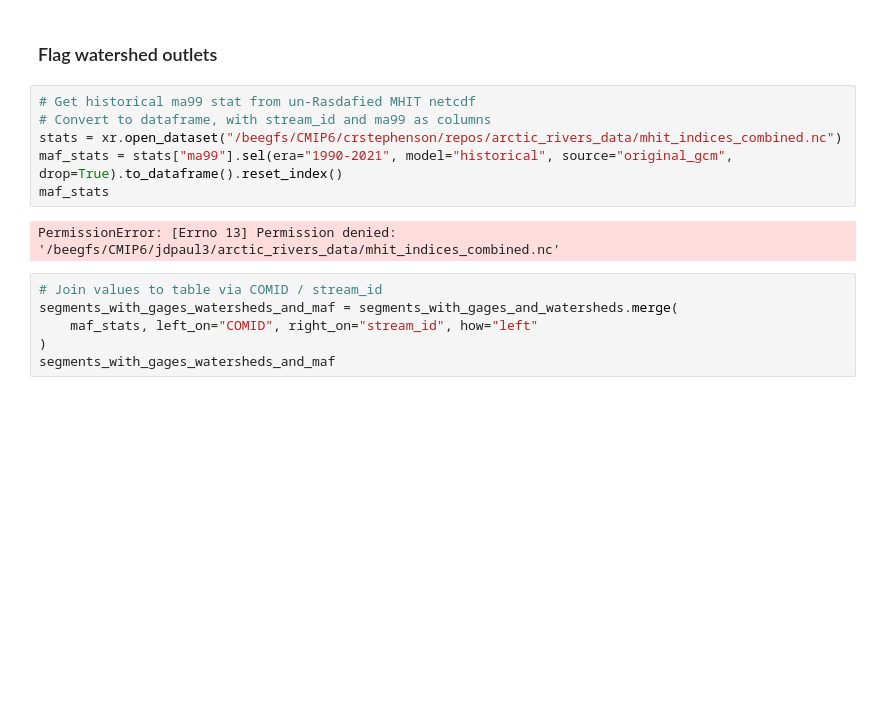
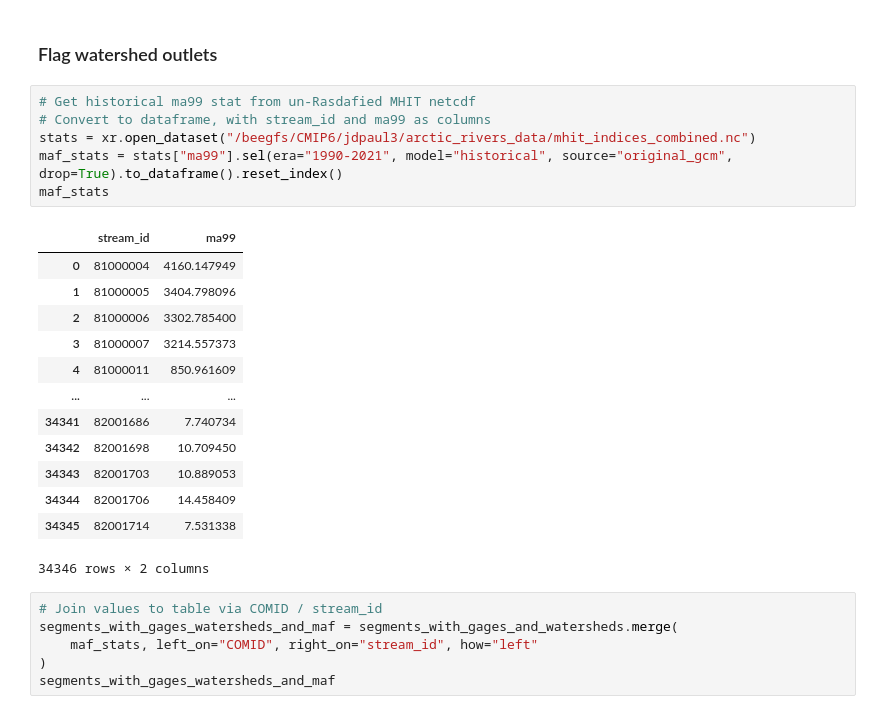
Before and after one commit to ua-snap/arctic_rivers, a Jupyter notebook: processing/shp/join_segments_gages_watersheds.ipynb, the cells around one changed output. Drawn from its saved outputs; the diff is of its cells as text; blank space fills up the shorter version.

```diff
--- a/processing/shp/join_segments_gages_watersheds.ipynb
+++ b/processing/shp/join_segments_gages_watersheds.ipynb
@@ -120,11 +120,23 @@ segments_with_gages_and_watersheds
 # %%
 # Get historical ma99 stat from un-Rasdafied MHIT netcdf
 # Convert to dataframe, with stream_id and ma99 as columns
-stats = xr.open_dataset("/beegfs/CMIP6/crstephenson/repos/arctic_rivers_data/mhit_indices_combined.nc")
+stats = xr.open_dataset("/beegfs/CMIP6/jdpaul3/arctic_rivers_data/mhit_indices_combined.nc")
 maf_stats = stats["ma99"].sel(era="1990-2021", model="historical", source="original_gcm", drop=True).to_dataframe().reset_index()
 maf_stats
 # %% [output]
+|  | stream_id | ma99 |
+| 0 | 81000004 | 4160.147949 |
+| 1 | 81000005 | 3404.798096 |
+| 2 | 81000006 | 3302.785400 |
+| 3 | 81000007 | 3214.557373 |
+| 4 | 81000011 | 850.961609 |
+| ... | ... | ... |
+| 34341 | 82001686 | 7.740734 |
+| 34342 | 82001698 | 10.709450 |
+| 34343 | 82001703 | 10.889053 |
+| 34344 | 82001706 | 14.458409 |
+| 34345 | 82001714 | 7.531338 |
-PermissionError: [Errno 13] Permission denied: '/beegfs/CMIP6/jdpaul3/arctic_rivers_data/mhit_indices_combined.nc'
+34346 rows × 2 columns
 # %%
 # Join values to table via COMID / stream_id
 segments_with_gages_watersheds_and_maf = segments_with_gages_and_watersheds.merge(
```
Also changed, not shown: 1 other file.
